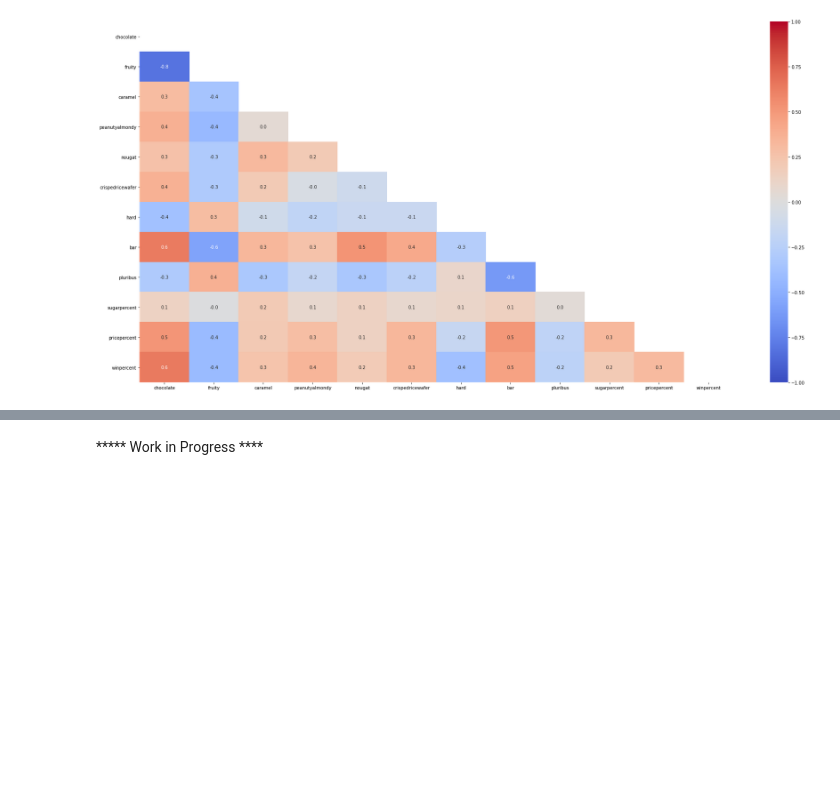
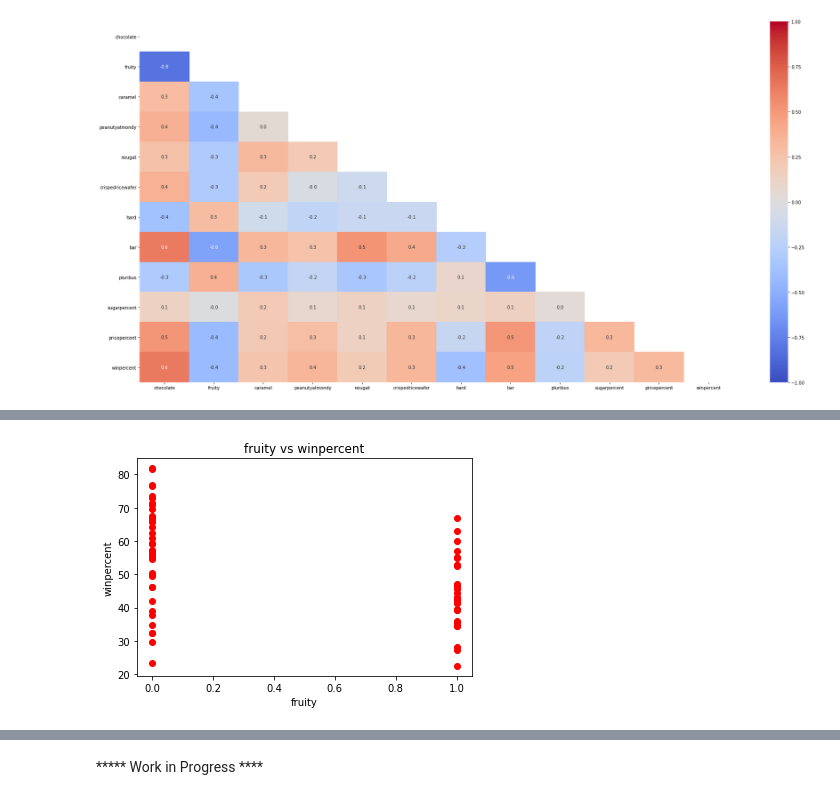
Before and after one commit to Karunakarbugide/HALLOWEEN-CANDY-WINPERCENT, a Jupyter notebook: Hallowen_Candy_Winoercent_prediction.ipynb, the cells around one changed output, grey strips where cells are left out. Saved outputs shown, nothing was run; the diff lists cells and outputs as text; code cells hidden in the pictures; blank space fills up the shorter version.

```diff
--- a/Hallowen_Candy_Winoercent_prediction.ipynb
+++ b/Hallowen_Candy_Winoercent_prediction.ipynb
@@ -46,0 +125,11 @@ sns.heatmap(df_train.corr(), annot=True, fmt='.1f', vmin=-1, vmax=1, center= 0,
+# %%
+#fruity
+# Visualizing with each independent variable
+plt.scatter(df_train['fruity'], df_train['winpercent'], color = 'red')
+#plt.plot(X_train, regressor.predict(X_train), color = 'blue')
+plt.title('fruity vs winpercent')
+plt.xlabel('fruity')
+plt.ylabel('winpercent')
+plt.show()
+# %% [output]
+[figure, added]
```
Also changed, not shown: parts of 28 cells of this notebook, 1 other file.
